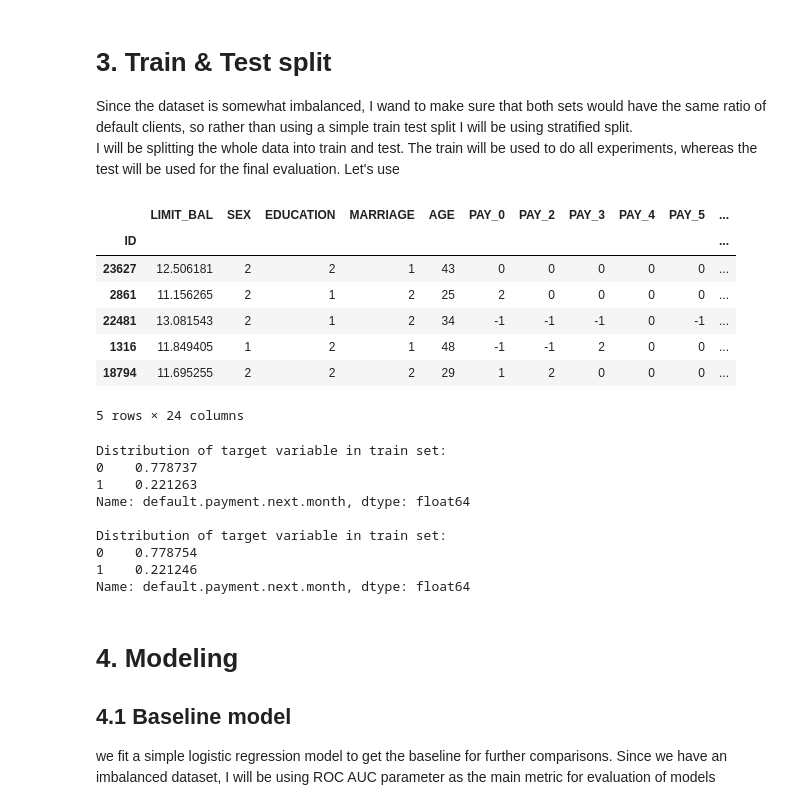
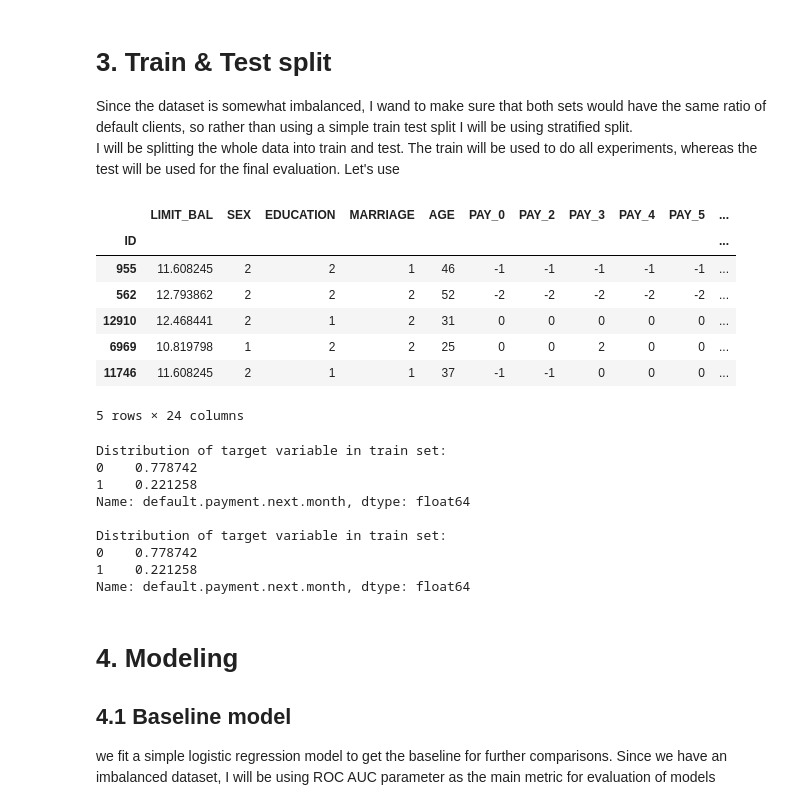
Before and after one commit to gregorysharkov/python_test, a Jupyter notebook: nodebooks/sclearn_test.ipynb, the cells around one changed output. Cells and saved outputs as stored; diff of their text form; code cells hidden in the pictures.

```diff
--- a/nodebooks/sclearn_test.ipynb
+++ b/nodebooks/sclearn_test.ipynb
@@ -91,26 +91,26 @@ I will be splitting the whole data into train and test. The train will be used t
 # %%
 from sklearn.model_selection import train_test_split
 
 train, test = train_test_split(
     preprocessed_data,
-    test_size=.3,
+    test_size=.2,
     random_state=20230302,
     stratify=preprocessed_data["default.payment.next.month"].T
 )
 x_train = train.drop("default.payment.next.month", axis=1)
 y_train = train["default.payment.next.month"]
 
 x_test = test.drop("default.payment.next.month", axis=1)
 y_test = test["default.payment.next.month"]
 train.head()
 # %% [output]
 |  | LIMIT_BAL | SEX | EDUCATION | MARRIAGE | AGE | PAY_0 | PAY_2 | PAY_3 | PAY_4 | PAY_5 | ... |
 | ID |  |  |  |  |  |  |  |  |  |  | ... |
-| 23627 | 12.506181 | 2 | 2 | 1 | 43 | 0 | 0 | 0 | 0 | 0 | ... |
-| 2861 | 11.156265 | 2 | 1 | 2 | 25 | 2 | 0 | 0 | 0 | 0 | ... |
-| 22481 | 13.081543 | 2 | 1 | 2 | 34 | -1 | -1 | -1 | 0 | -1 | ... |
-| 1316 | 11.849405 | 1 | 2 | 1 | 48 | -1 | -1 | 2 | 0 | 0 | ... |
-| 18794 | 11.695255 | 2 | 2 | 2 | 29 | 1 | 2 | 0 | 0 | 0 | ... |
+| 955 | 11.608245 | 2 | 2 | 1 | 46 | -1 | -1 | -1 | -1 | -1 | ... |
+| 562 | 12.793862 | 2 | 2 | 2 | 52 | -2 | -2 | -2 | -2 | -2 | ... |
+| 12910 | 12.468441 | 2 | 1 | 2 | 31 | 0 | 0 | 0 | 0 | 0 | ... |
+| 6969 | 10.819798 | 1 | 2 | 2 | 25 | 0 | 0 | 2 | 0 | 0 | ... |
+| 11746 | 11.608245 | 2 | 1 | 1 | 37 | -1 | -1 | 0 | 0 | 0 | ... |
 5 rows × 24 columns
 # %%
 train_stats = y_train.value_counts()/len(train)
@@ -119,13 +119,13 @@ print(f"Distribution of target variable in train set:\n{train_stats}")
 print(f"\nDistribution of target variable in train set:\n{test_stats}")
 # %% [output]
 Distribution of target variable in train set:
-0    0.778737
-1    0.221263
+0    0.778742
+1    0.221258
 Name: default.payment.next.month, dtype: float64
 
 Distribution of target variable in train set:
-0    0.778754
-1    0.221246
+0    0.778742
+1    0.221258
 Name: default.payment.next.month, dtype: float64
 # %% [markdown]
 # 4. Modeling
```
Also changed, not shown: parts of 4 cells of this notebook.
